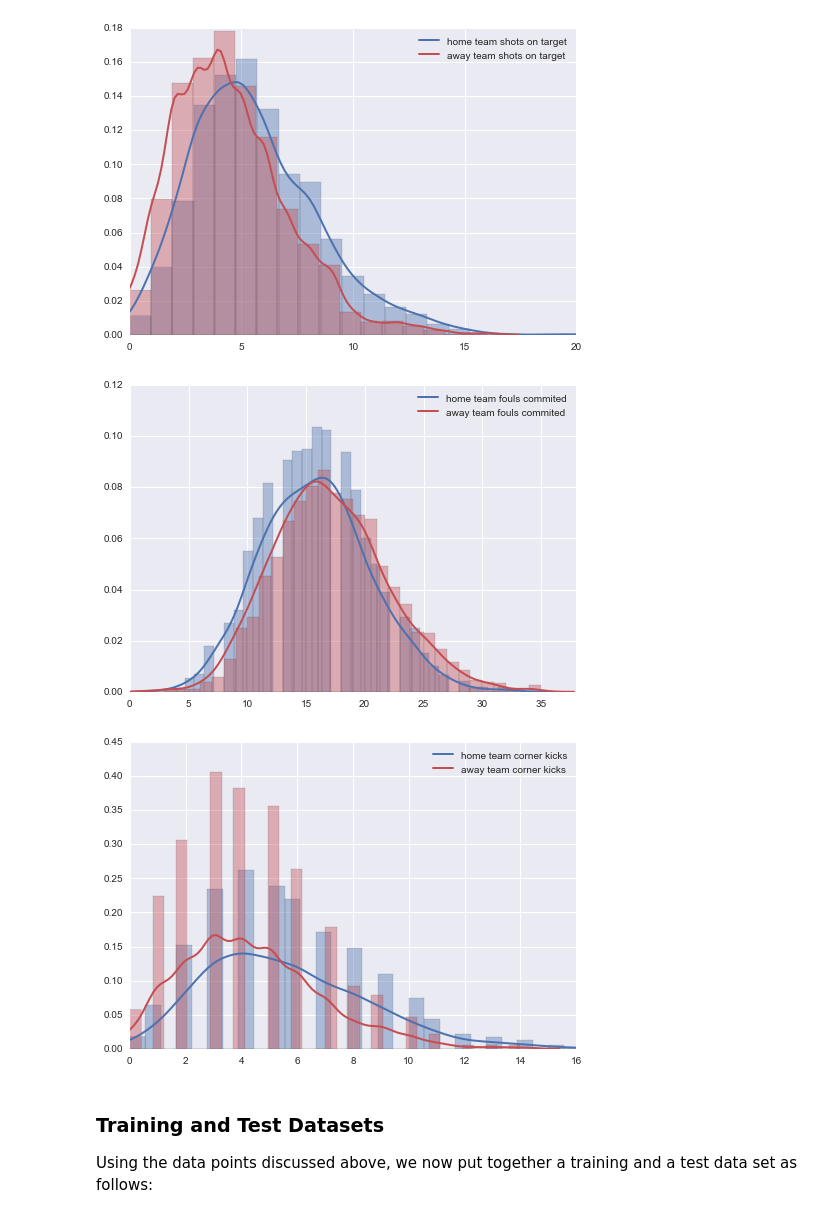
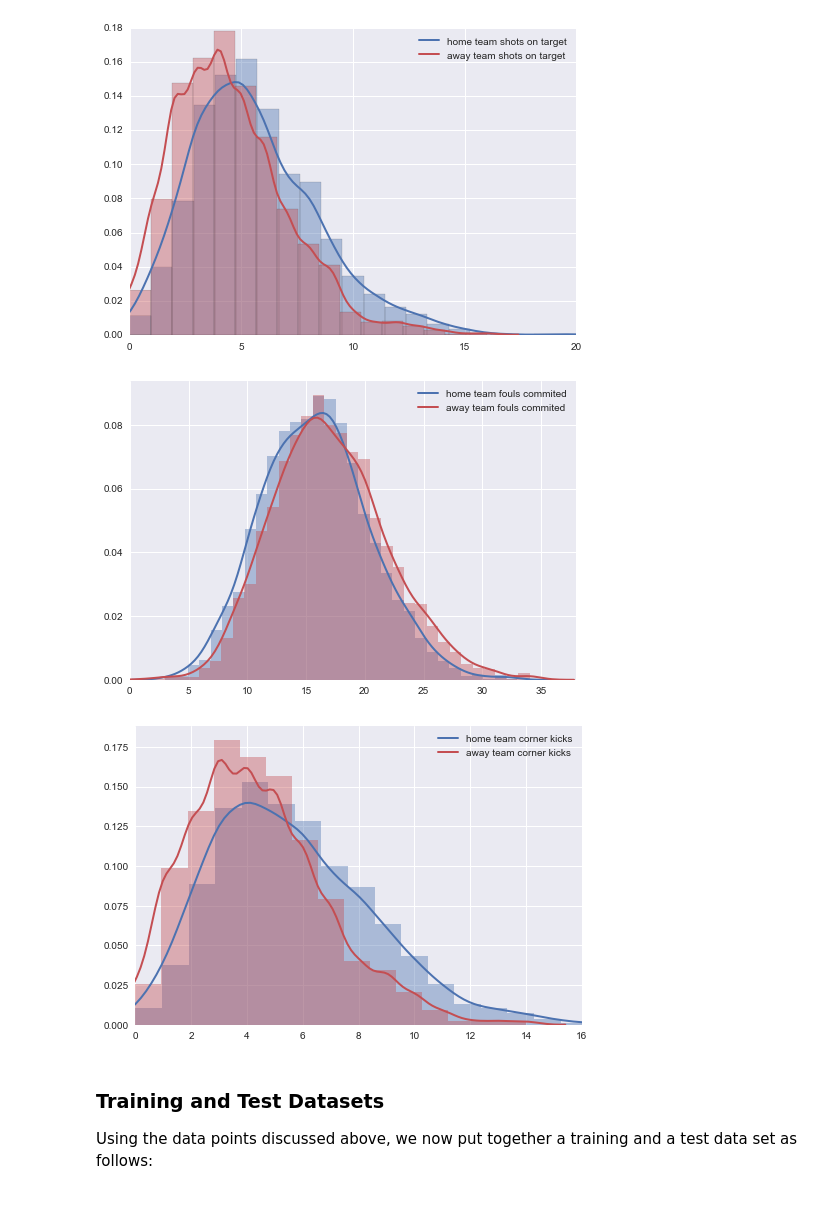
Before and after one commit to mgbukov/bundesliga, a Jupyter notebook: BL.ipynb, the cells around one changed output. Cells and saved outputs as stored; diff of their text form; code cells hidden in the pictures.

```diff
--- a/BL.ipynb
+++ b/BL.ipynb
@@ -121,30 +123,30 @@ dp = sns.distplot(feats_import.loc[:, 'AST'],
 [figure]
 # %%
 dp = sns.distplot(feats_import.loc[:, 'HF'],
-                  bins=np.int(feats_import.loc[:, 'HS'].max()-feats_import.loc[:, 'HS'].min()+1), axlabel=False,
+                  bins=np.int(feats_import.loc[:, 'HF'].max()-feats_import.loc[:, 'HF'].min()+1), axlabel=False,
                   kde_kws={'label':'home team fouls commited',"linewidth": 2,"color": "b"},
                   hist_kws={"color": "b"})
 dp.set(xlim=(0, 38))
 
 dp = sns.distplot(feats_import.loc[:, 'AF'],
-                  bins=np.int(feats_import.loc[:, 'AS'].max()-feats_import.loc[:, 'AS'].min()+1), axlabel=False,
+                  bins=np.int(feats_import.loc[:, 'AF'].max()-feats_import.loc[:, 'AF'].min()+1), axlabel=False,
                   kde_kws={'label':'away team fouls commited',"linewidth": 2,"color": "r"},
                   hist_kws={"color": "r"})
 # %% [output]
-[figure, old version]
+[figure, new version]
 # %%
 dp = sns.distplot(feats_import.loc[:, 'HC'],
-                  bins=np.int(feats_import.loc[:, 'HS'].max()-feats_import.loc[:, 'HS'].min()+1), axlabel=False,
+                  bins=np.int(feats_import.loc[:, 'HC'].max()-feats_import.loc[:, 'HC'].min()+1), axlabel=False,
                   kde_kws={'label':'home team corner kicks',"linewidth": 2,"color": "b"},
                   hist_kws={"color": "b"})
 dp.set(xlim=(0, 16))
 
 dp = sns.distplot(feats_import.loc[:, 'AC'],
-                  bins=np.int(feats_import.loc[:, 'AS'].max()-feats_import.loc[:, 'AS'].min()+1), axlabel=False,
+                  bins=np.int(feats_import.loc[:, 'AC'].max()-feats_import.loc[:, 'AC'].min()+1), axlabel=False,
                   kde_kws={'label':'away team corner kicks',"linewidth": 2,"color": "r"},
                   hist_kws={"color": "r"})
 # %% [output]
-[figure, old version]
+[figure, new version]
 # %% [markdown]
 ### Training and Test Datasets <a class="anchor" id="training-and-test-datasets"></a>
 
```
Also changed, not shown: parts of 2 cells of this notebook.
